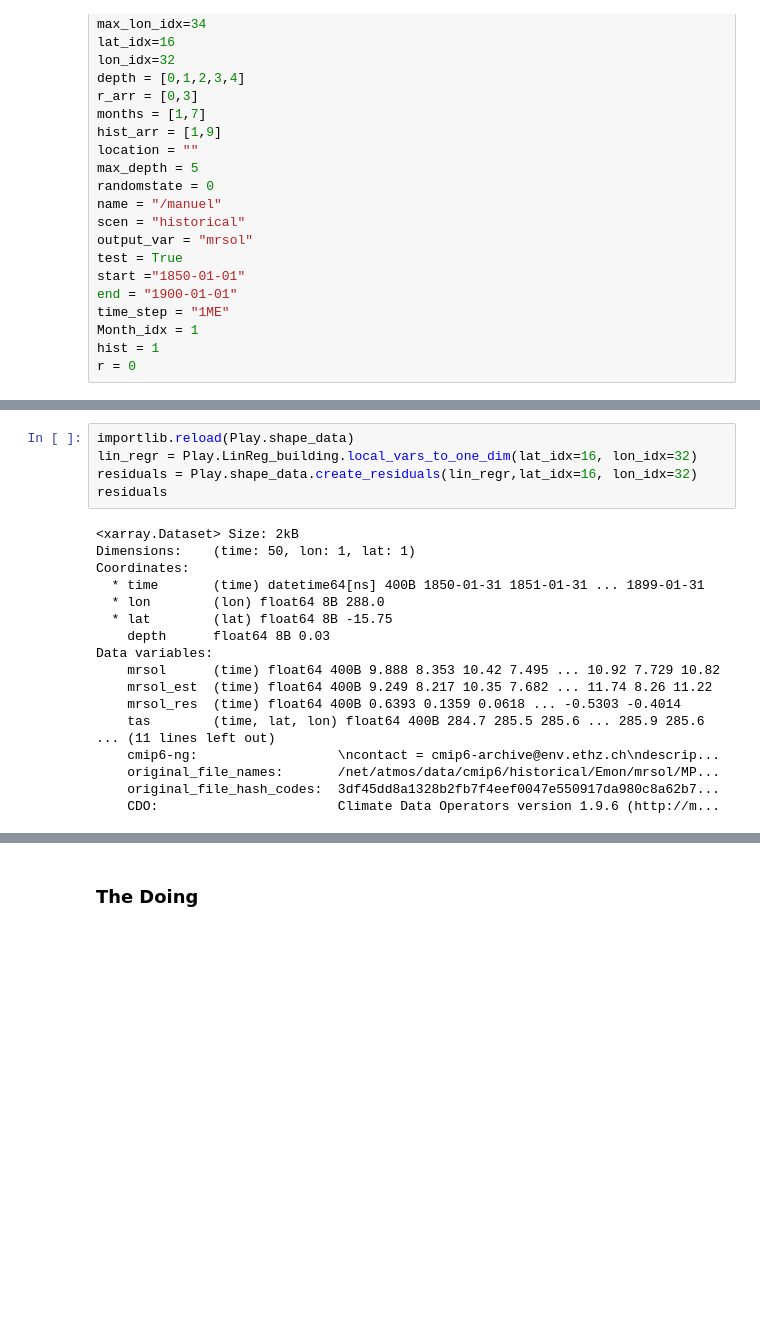
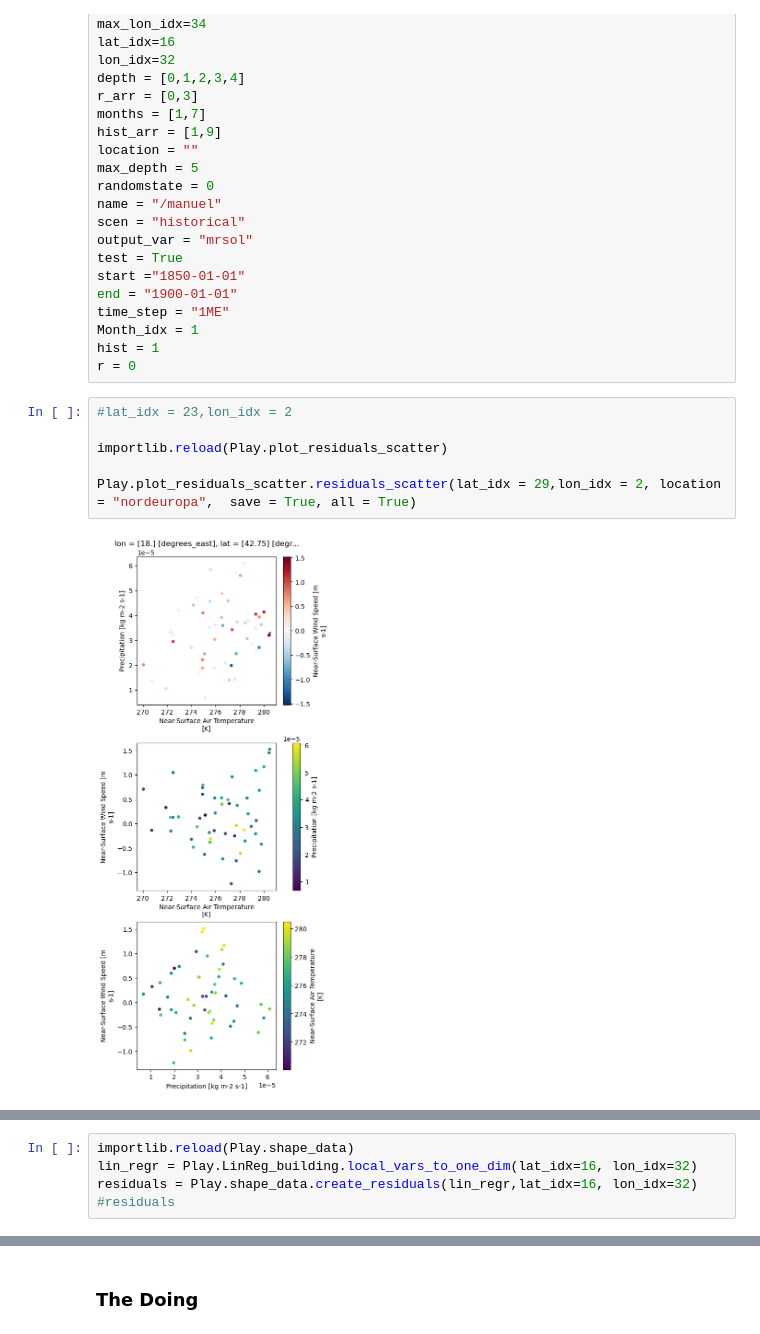
Before and after one commit to pjunghans1234/bachelorarbeit, a Jupyter notebook: Play_forest_regressor.ipynb, the cells around one changed output, grey strips where cells are left out. Drawn from its saved outputs; the diff is of its cells as text; blank space fills up the shorter version.

```diff
--- a/Play_forest_regressor.ipynb
+++ b/Play_forest_regressor.ipynb
@@ -69,3 +72,11 @@ time_step = "1ME"
 Month_idx = 1
 hist = 1
 r = 0
+# %%
+#lat_idx = 23,lon_idx = 2
+
+importlib.reload(Play.plot_residuals_scatter)
+
+Play.plot_residuals_scatter.residuals_scatter(lat_idx = 29,lon_idx = 2, location = "nordeuropa",  save = True, all = True)
+# %% [output]
+[figure, added]
@@ -73,22 +85,4 @@ r = 0
 importlib.reload(Play.shape_data)
 lin_regr = Play.LinReg_building.local_vars_to_one_dim(lat_idx=16, lon_idx=32)
 residuals = Play.shape_data.create_residuals(lin_regr,lat_idx=16, lon_idx=32)
-residuals
+#residuals
-# %% [output]
-<xarray.Dataset> Size: 2kB
-Dimensions:    (time: 50, lon: 1, lat: 1)
-Coordinates:
-  * time       (time) datetime64[ns] 400B 1850-01-31 1851-01-31 ... 1899-01-31
-  * lon        (lon) float64 8B 288.0
-  * lat        (lat) float64 8B -15.75
-    depth      float64 8B 0.03
-Data variables:
-    mrsol      (time) float64 400B 9.888 8.353 10.42 7.495 ... 10.92 7.729 10.82
-    mrsol_est  (time) float64 400B 9.249 8.217 10.35 7.682 ... 11.74 8.26 11.22
-    mrsol_res  (time) float64 400B 0.6393 0.1359 0.0618 ... -0.5303 -0.4014
-    tas        (time, lat, lon) float64 400B 284.7 285.5 285.6 ... 285.9 285.6
-... (11 lines left out)
-    cmip6-ng:                  \ncontact = cmip6-archive@env.ethz.ch\ndescrip...
-    original_file_names:       /net/atmos/data/cmip6/historical/Emon/mrsol/MP...
-    original_file_hash_codes:  3df45dd8a1328b2fb7f4eef0047e550917da980c8a62b7...
-    CDO:                       Climate Data Operators version 1.9.6 (http://m...
```
Also changed, not shown: parts of 8 cells of this notebook, 3 other files.
